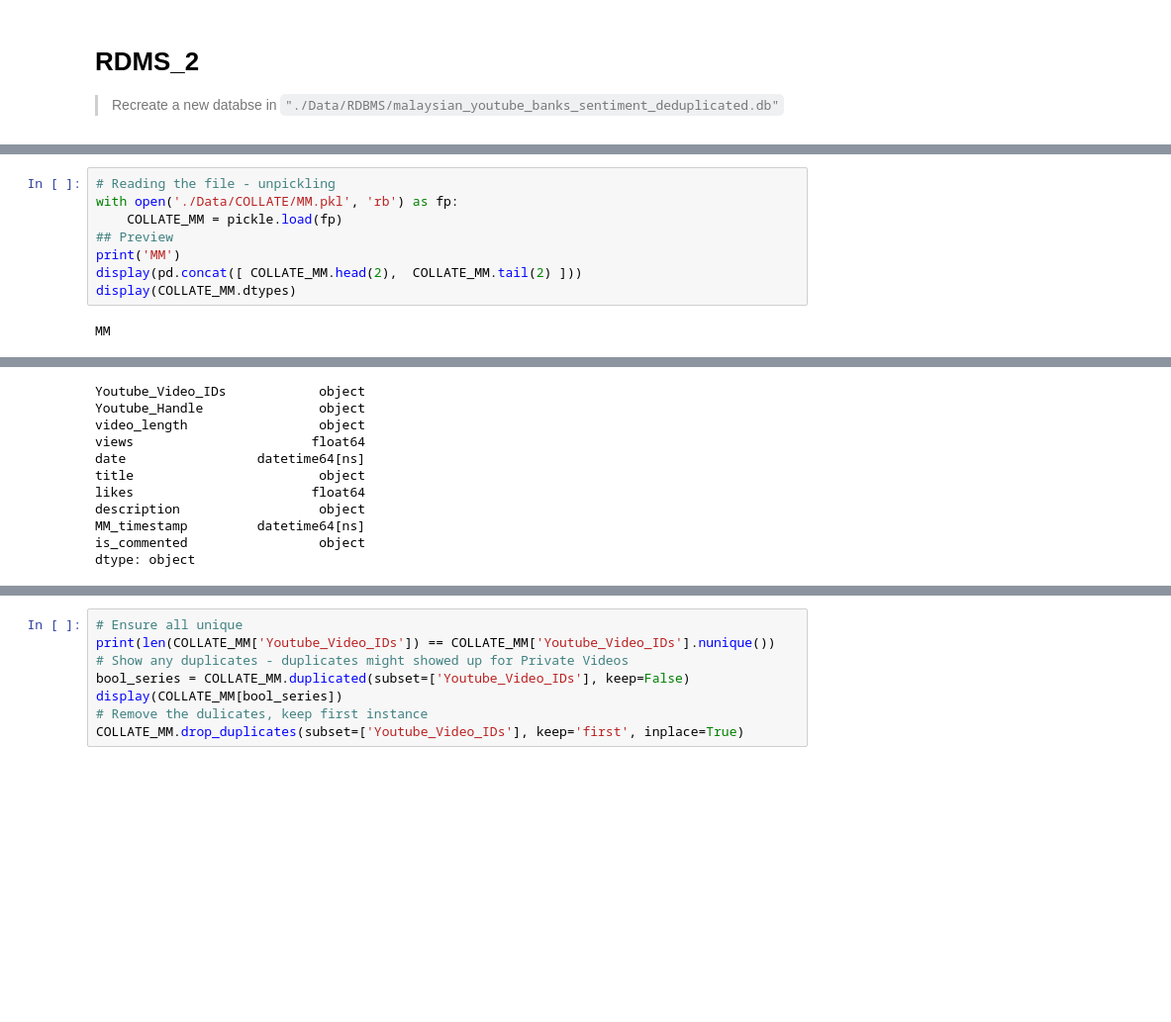
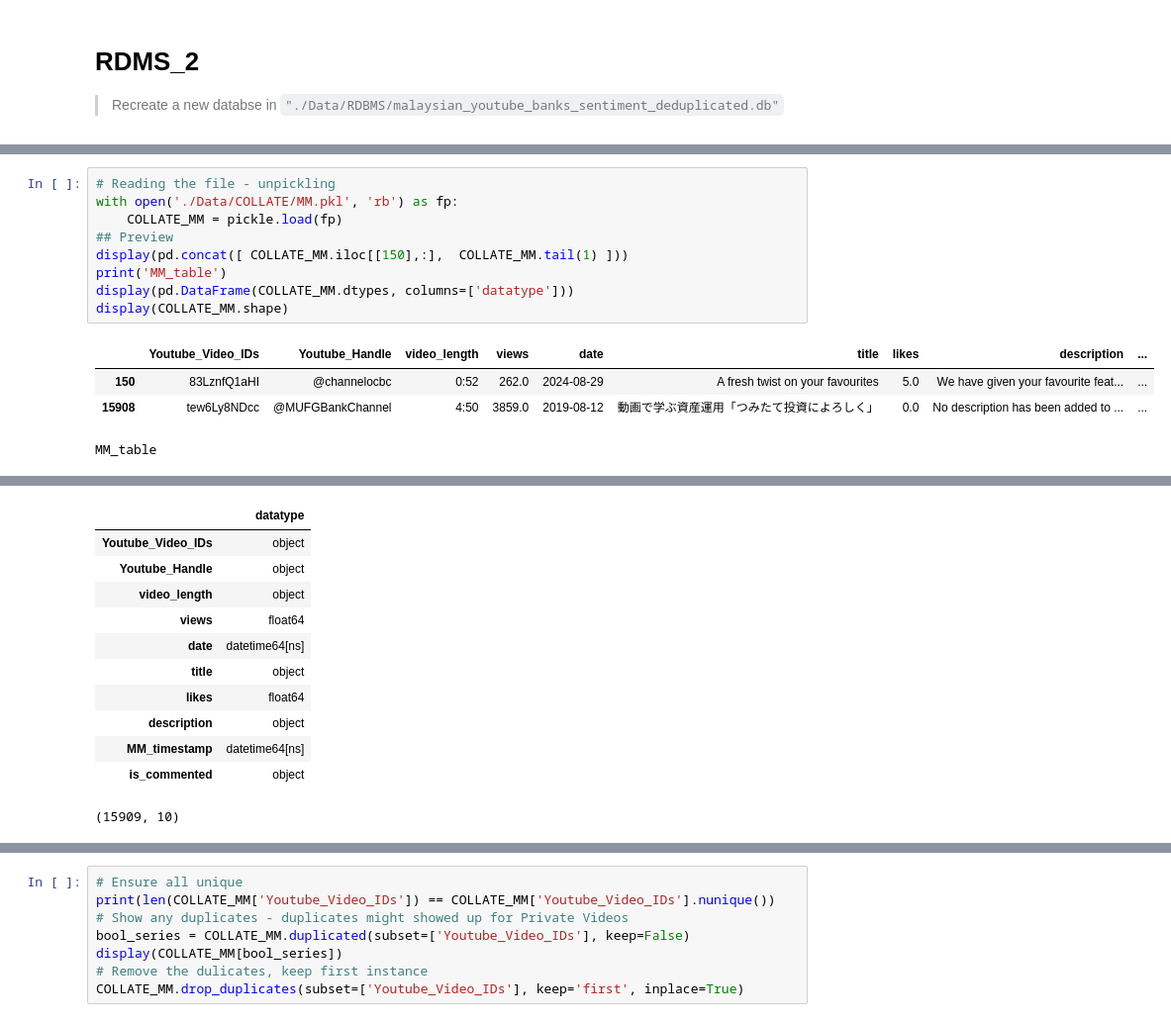
Before and after one commit to malcolmiscalm/Malaysian_Youtube_Banking, a Jupyter notebook: Agent and NLP.ipynb, the cells around one changed output, grey strips where cells are left out. Shown at 99% size. Cells and saved outputs as stored; diff of their text form; blank space fills up the shorter version.

```diff
--- a/Agent and NLP.ipynb
+++ b/Agent and NLP.ipynb
@@ -256,10 +256,14 @@ dtype: object
 # %%
 # Reading the file - unpickling
 with open('./Data/COLLATE/MM.pkl', 'rb') as fp:
     COLLATE_MM = pickle.load(fp)
 ## Preview
-print('MM')
-display(pd.concat([ COLLATE_MM.head(2),  COLLATE_MM.tail(2) ]))
-display(COLLATE_MM.dtypes)
+display(pd.concat([ COLLATE_MM.iloc[[150],:],  COLLATE_MM.tail(1) ]))
+print('MM_table')
+display(pd.DataFrame(COLLATE_MM.dtypes, columns=['datatype']))
+display(COLLATE_MM.shape)
 # %% [output]
+|  | Youtube_Video_IDs | Youtube_Handle | video_length | views | date | title | likes | description | ... |
+| 150 | 83LznfQ1aHI | @channelocbc | 0:52 | 262.0 | 2024-08-29 | A fresh twist on your favourites | 5.0 | We have given your favourite feat... | ... |
+| 15908 | tew6Ly8NDcc | @MUFGBankChannel | 4:50 | 3859.0 | 2019-08-12 | 動画で学ぶ資産運用「つみたて投資によろしく」 | 0.0 | No description has been added to ... | ... |
-MM
+MM_table
@@ -271,14 +270,15 @@ MM
+|  | datatype |
+| Youtube_Video_IDs | object |
+| Youtube_Handle | object |
+| video_length | object |
+| views | float64 |
+| date | datetime64[ns] |
+| title | object |
+| likes | float64 |
+| description | object |
+| MM_timestamp | datetime64[ns] |
+| is_commented | object |
-Youtube_Video_IDs            object
-Youtube_Handle               object
-video_length                 object
-views                       float64
-date                 datetime64[ns]
-title                        object
-likes                       float64
-description                  object
-MM_timestamp         datetime64[ns]
-is_commented                 object
-dtype: object
+(15909, 10)
 # %%
 # Reading the file - unpickling - what have just done in Sentiment Analysis above.
 with open('./Data/COLLATE/COMMENT_sentiment.pkl', 'rb') as fp:
```
Also changed, not shown: parts of 5 cells of this notebook, 4 other files.
